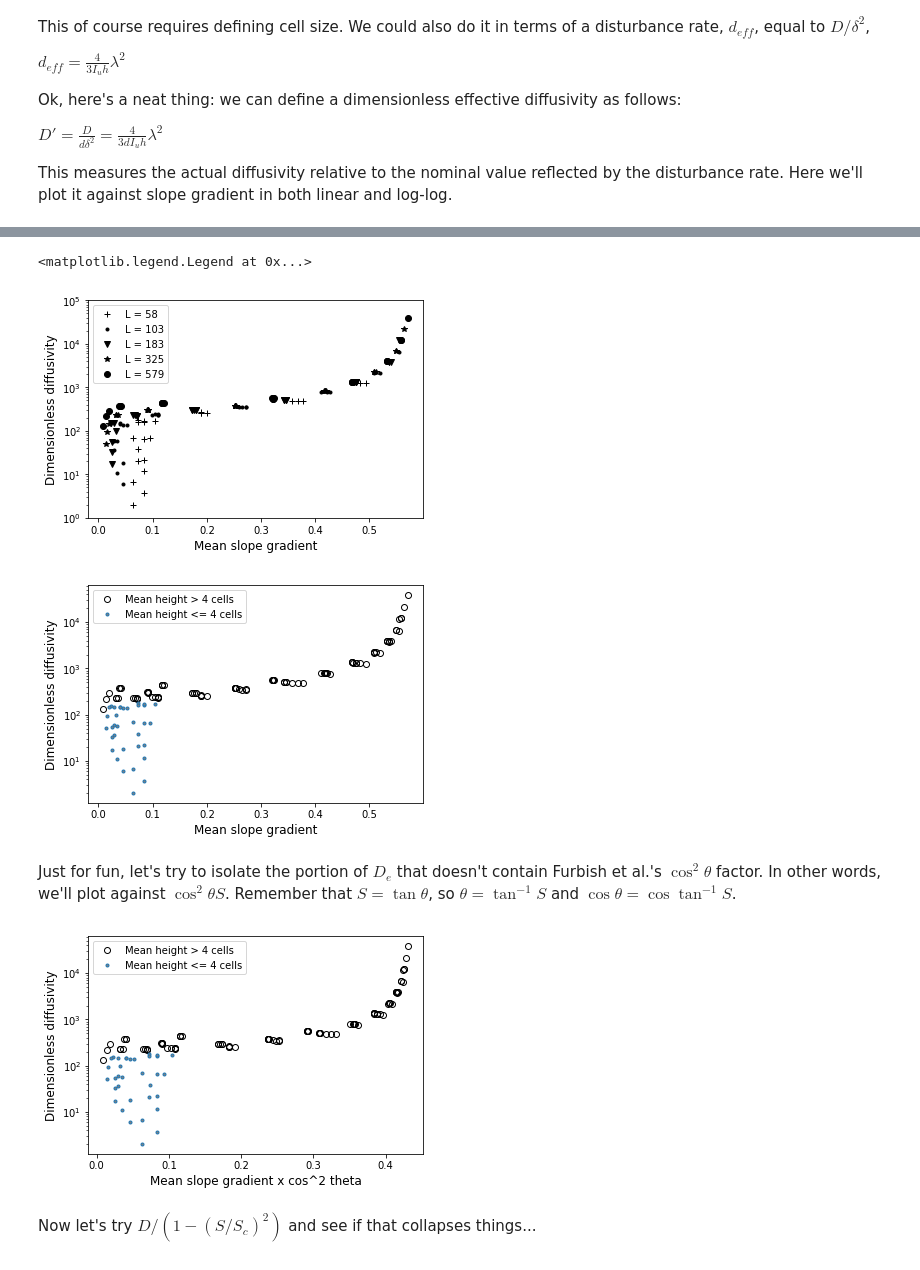
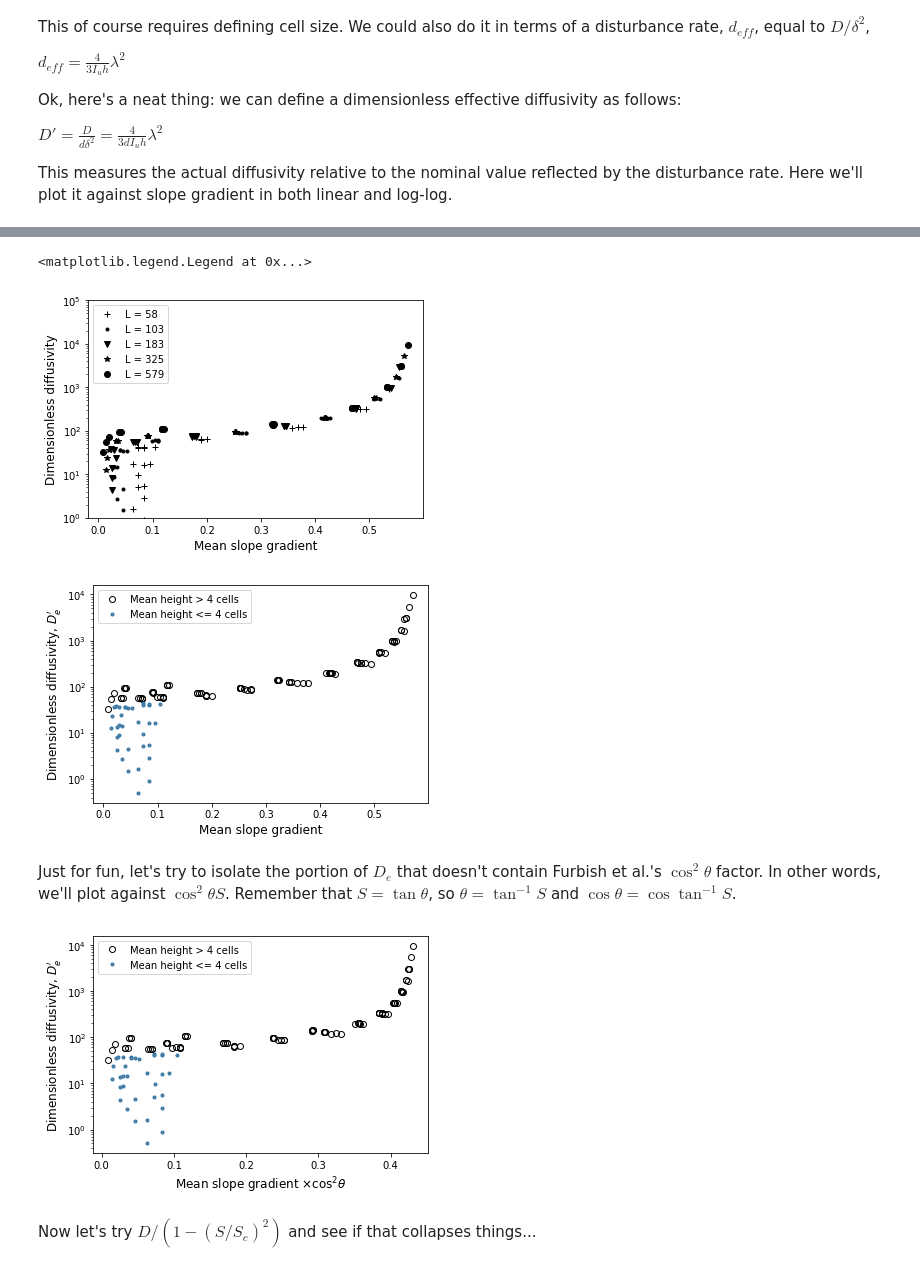
Before and after one commit to gregtucker/grain_hills, a Jupyter notebook: DataAnalysis/analysis_of_grain_hill_data.ipynb, the cells around one changed output, grey strips where cells are left out. Drawn from its saved outputs; the diff is of its cells as text; code cells hidden in the pictures.

```diff
--- a/DataAnalysis/analysis_of_grain_hill_data.ipynb
+++ b/DataAnalysis/analysis_of_grain_hill_data.ipynb
@@ -121,7 +122,7 @@ $D' = \frac{D}{d \delta^2} = \frac{4}{3 d I_u h} \lambda^2$
 This measures the actual diffusivity relative to the nominal value reflected by the disturbance rate. Here we'll plot it against slope gradient in both linear and log-log.
 # %%
 hill_halflen = hill_length / 2.0
-D_prime = (hill_halflen * hill_halflen) / (3 * uplint * mean_ht * dist_rate)
+D_prime = (hill_halflen * hill_halflen) / (12 * uplint * mean_ht * dist_rate)
 
 plt.plot(mean_slope, D_prime, 'k.')
 plt.xlabel('Mean slope gradient')
@@ -140,18 +141,18 @@ plt.ylim([1.0e0, 1.0e5])
 plt.legend(['L = 58', 'L = 103', 'L = 183', 'L = 325', 'L = 579'])
 # %% [output]
 <matplotlib.legend.Legend at 0x...>
-[figure, old version]
+[figure, new version]
 # %%
 idx1 = np.where(max_ht > 4)[0]
 idx2 = np.where(max_ht <= 4)[0]
 plt.semilogy(mean_slope[idx1], D_prime[idx1], 'ko', mfc='none')
 plt.semilogy(mean_slope[idx2], D_prime[idx2], '.', mfc='0.5')
 plt.xlabel('Mean slope gradient', {'fontsize' : 12})
-plt.ylabel('Dimensionless diffusivity', {'fontsize' : 12})
+plt.ylabel(r"Dimensionless diffusivity, $D_e'$", {'fontsize' : 12})
 plt.legend(['Mean height > 4 cells', 'Mean height <= 4 cells'])
 plt.savefig('dimless_diff_vs_grad.pdf')
 # %% [output]
-[figure, old version]
+[figure, new version]
 # %% [markdown]
 Just for fun, let's try to isolate the portion of $D_e$ that doesn't contain Furbish et al.'s $\cos^2\theta$ factor. In other words, we'll plot against $\cos^2 \theta S$. Remember that $S=\tan \theta$, so $\theta = \tan^{-1} S$ and $\cos \theta = \cos\tan^{-1}S$.
 # %%
@@ -162,14 +163,14 @@ cos2_theta_S = cos2_theta * mean_slope
 # %%
 idx1 = np.where(max_ht > 4)[0]
 idx2 = np.where(max_ht <= 4)[0]
 plt.semilogy(cos2_theta_S[idx1], D_prime[idx1], 'ko', mfc='none')
 plt.semilogy(cos2_theta_S[idx2], D_prime[idx2], '.', mfc='0.5')
-plt.xlabel('Mean slope gradient x cos^2 theta', {'fontsize' : 12})
-plt.ylabel('Dimensionless diffusivity', {'fontsize' : 12})
+plt.xlabel(r'Mean slope gradient $\times \cos^2 \theta$', {'fontsize' : 12})
+plt.ylabel(r"Dimensionless diffusivity, $D_e'$", {'fontsize' : 12})
 plt.legend(['Mean height > 4 cells', 'Mean height <= 4 cells'])
 plt.savefig('dimless_diff_vs_grad_cos2theta.pdf')
 # %% [output]
-[figure, old version]
+[figure, new version]
 # %% [markdown]
 Now let's try $D / (1 - (S/S_c)^2)$ and see if that collapses things...
 # %%
```
Also changed, not shown: parts of 5 cells of this notebook, 3 other files.
